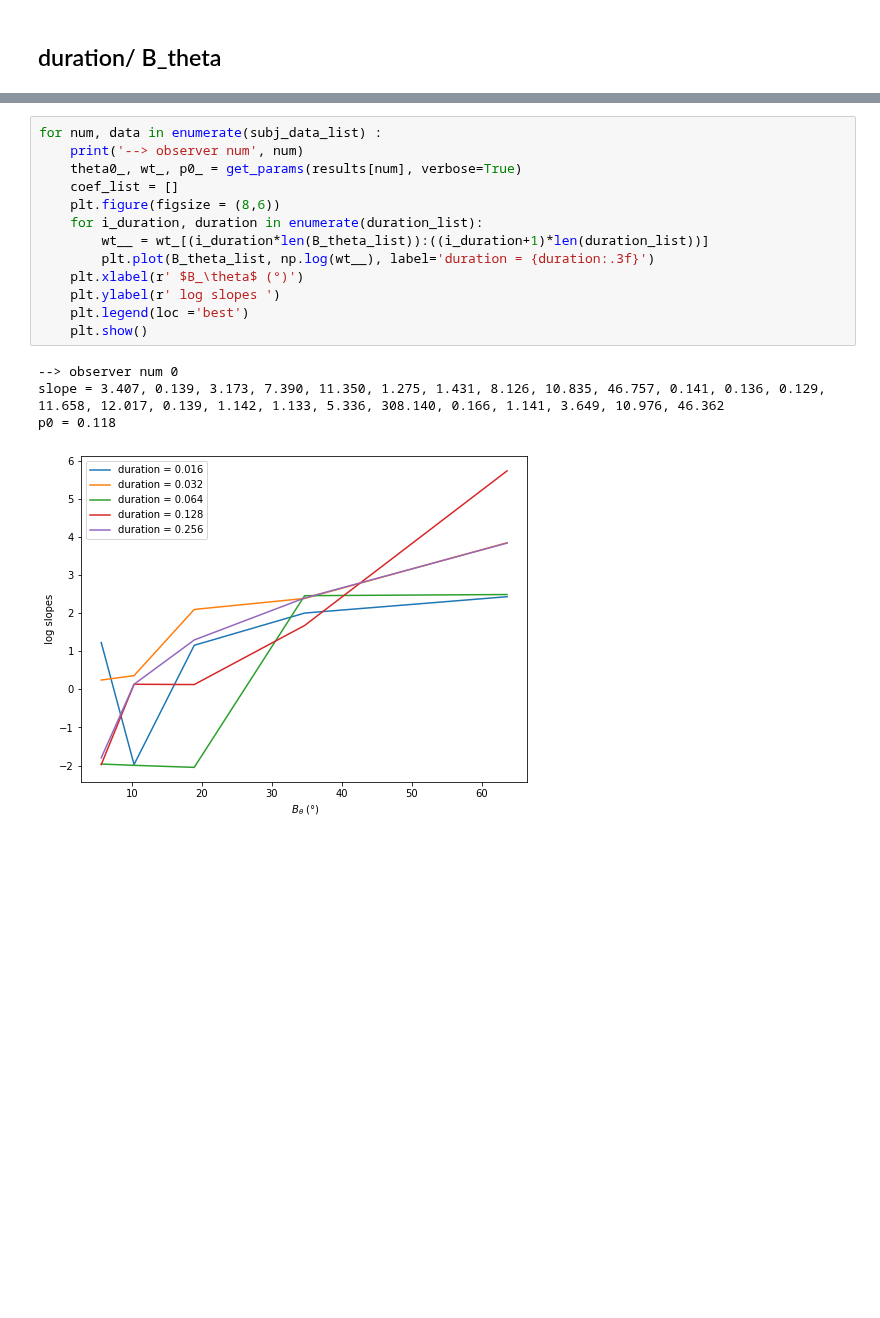
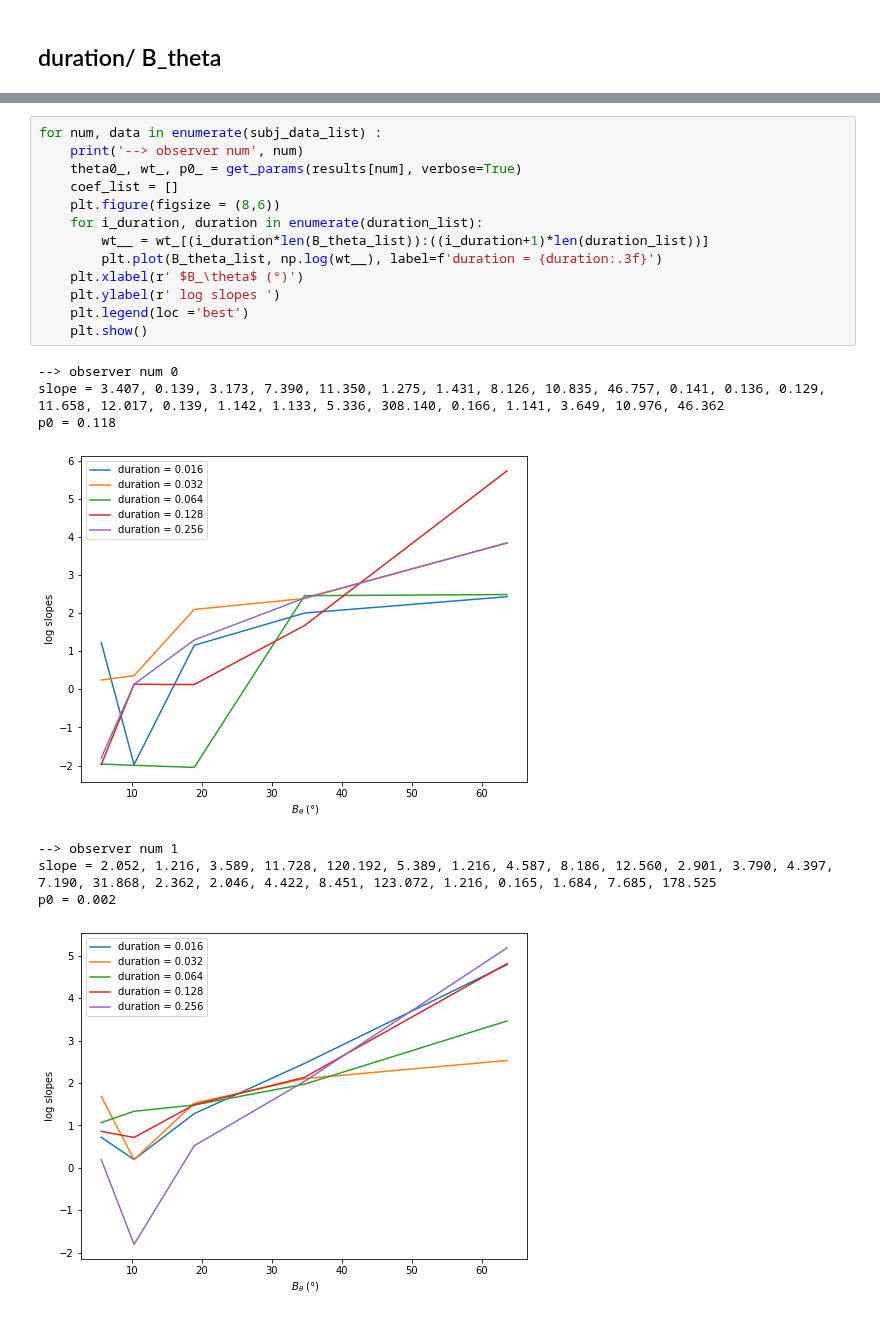
Before and after one commit to jennafradin/MSc-Internship, a Jupyter notebook: Notebooks/W17/59_analysis_durations.ipynb, the cells around one changed output, grey strips where cells are left out. Saved outputs shown, nothing was run; the diff lists cells and outputs as text; blank space fills up the shorter version.

```diff
--- a/Notebooks/W17/59_analysis_durations.ipynb
+++ b/Notebooks/W17/59_analysis_durations.ipynb
@@ -224,18 +228,22 @@ for num, data in enumerate(subj_data_list) :
 # %%
 for num, data in enumerate(subj_data_list) :
     print('--> observer num', num)
     theta0_, wt_, p0_ = get_params(results[num], verbose=True)
     coef_list = []
     plt.figure(figsize = (8,6))
     for i_duration, duration in enumerate(duration_list):
         wt__ = wt_[(i_duration*len(B_theta_list)):((i_duration+1)*len(duration_list))]
-        plt.plot(B_theta_list, np.log(wt__), label='duration = {duration:.3f}')
+        plt.plot(B_theta_list, np.log(wt__), label=f'duration = {duration:.3f}')
     plt.xlabel(r' $B_\theta$ (°)')
     plt.ylabel(r' log slopes ')
     plt.legend(loc ='best')
     plt.show()
 # %% [output]
 --> observer num 0
 slope = 3.407, 0.139, 3.173, 7.390, 11.350, 1.275, 1.431, 8.126, 10.835, 46.757, 0.141, 0.136, 0.129, 11.658, 12.017, 0.139, 1.142, 1.133, 5.336, 308.140, 0.166, 1.141, 3.649, 10.976, 46.362
 p0 = 0.118
 [figure]
+--> observer num 1
+slope = 2.052, 1.216, 3.589, 11.728, 120.192, 5.389, 1.216, 4.587, 8.186, 12.560, 2.901, 3.790, 4.397, 7.190, 31.868, 2.362, 2.046, 4.422, 8.451, 123.072, 1.216, 0.165, 1.684, 7.685, 178.525
+p0 = 0.002
+[figure, added]
```
Also changed, not shown: parts of 6 cells of this notebook, 4 other files.
